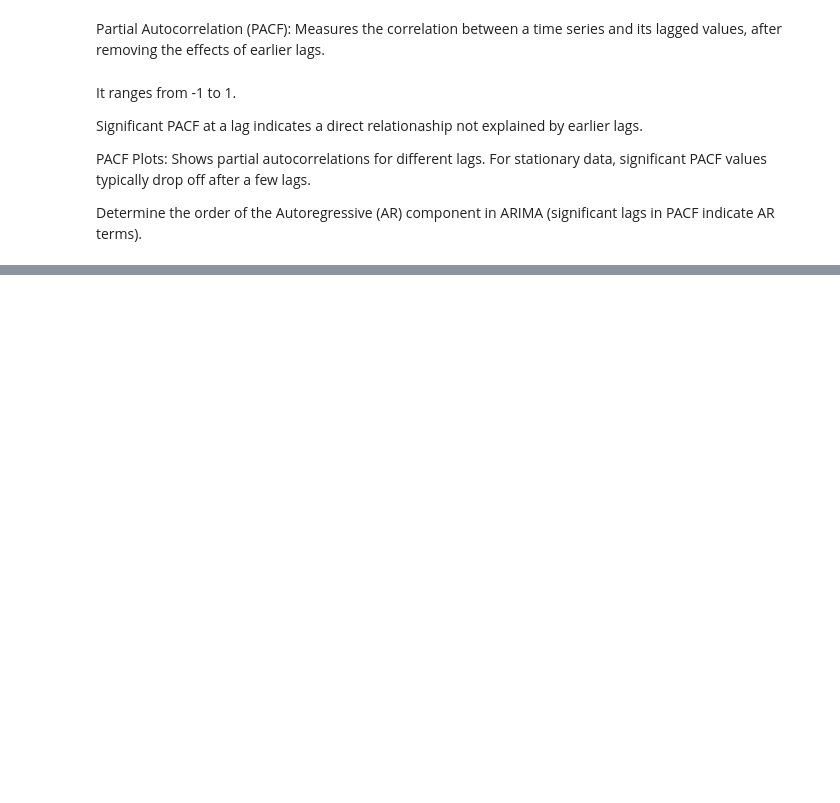
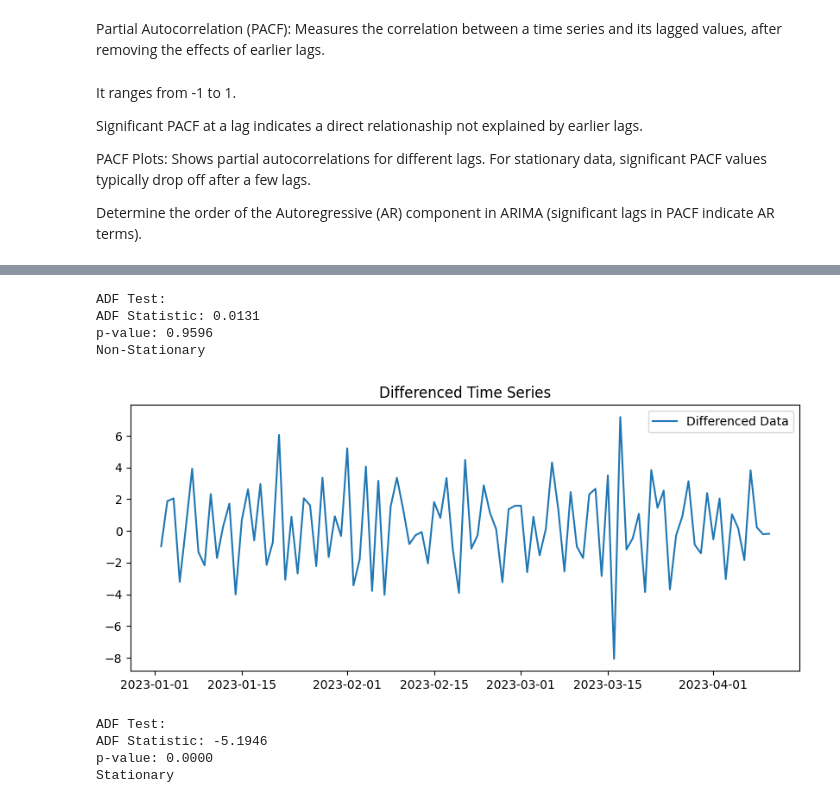
Before and after one commit to chayan141/ML-DL-Projects, a Jupyter notebook: Extensive_Time_Series_Forecasting.ipynb, the cells around one changed output, grey strips where cells are left out. Drawn from its saved outputs; the diff is of its cells as text; code cells hidden in the pictures; blank space fills up the shorter version.

```diff
--- a/Extensive_Time_Series_Forecasting.ipynb
+++ b/Extensive_Time_Series_Forecasting.ipynb
@@ -218,0 +237,22 @@ Determine the order of the Autoregressive (AR) component in ARIMA (significant l
+# %%
+import numpy as np
+import pandas as pd
+import matplotlib.pyplot as plt
+from statsmodels.tsa.stattools import adfuller
+from statsmodels.graphics.tsaplots import plot_acf, plot_pacf
+from statsmodels.tsa.arima.model import ARIMA
+import warnings
+warnings.filterwarnings("ignore")
+
+# Set random seed for reproducibility
+np.random.seed(42)
+
+# Step 1: Create a sample non-stationary dataset (trend + noise)
+n = 100
+time = np.arange(n)
+trend = 0.3 * time  # Linear trend
+noise = np.random.normal(0, 2, n)  # Random noise
+data = trend + noise
+
+# Create a DataFrame
+df = pd.DataFrame({'value': data}, index=pd.date_range('2023-01-01', periods=n, freq='D'))
@@ -218,0 +268,35 @@ Determine the order of the Autoregressive (AR) component in ARIMA (significant l
+# %%
+# Step 3: Check stationarity with ADF test
+def adf_test(series):
+    result = adfuller(series, autolag='AIC')
+    print('ADF Test:')
+    print(f'ADF Statistic: {result[0]:.4f}')
+    print(f'p-value: {result[1]:.4f}')
+    print('Stationary' if result[1] < 0.05 else 'Non-Stationary')
+
+adf_test(df['value'])  # Original data
+# %% [output]
+ADF Test:
+ADF Statistic: 0.0131
+p-value: 0.9596
+Non-Stationary
+# %%
+# Step 4: Apply differencing to make data stationary
+df['diff'] = df['value'].diff().dropna()
+# %%
+# Visualize differenced data
+plt.figure(figsize=(10, 4))
+plt.plot(df['diff'], label='Differenced Data')
+plt.title('Differenced Time Series')
+plt.legend()
+plt.show()
+# %% [output]
+[figure, added]
+# %%
+# Check stationarity of differenced data
+adf_test(df['diff'].dropna())
+# %% [output]
+ADF Test:
+ADF Statistic: -5.1946
+p-value: 0.0000
+Stationary
```
Also changed, not shown: parts of 103 cells of this notebook.
